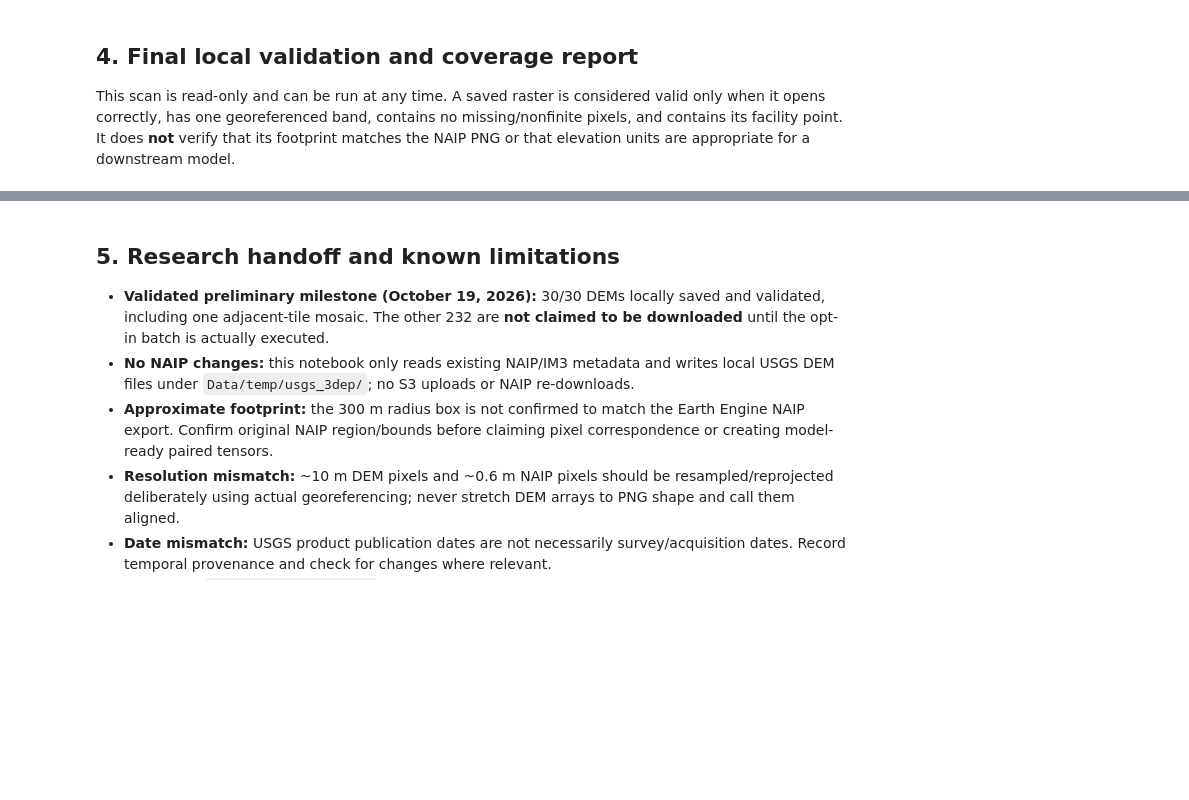
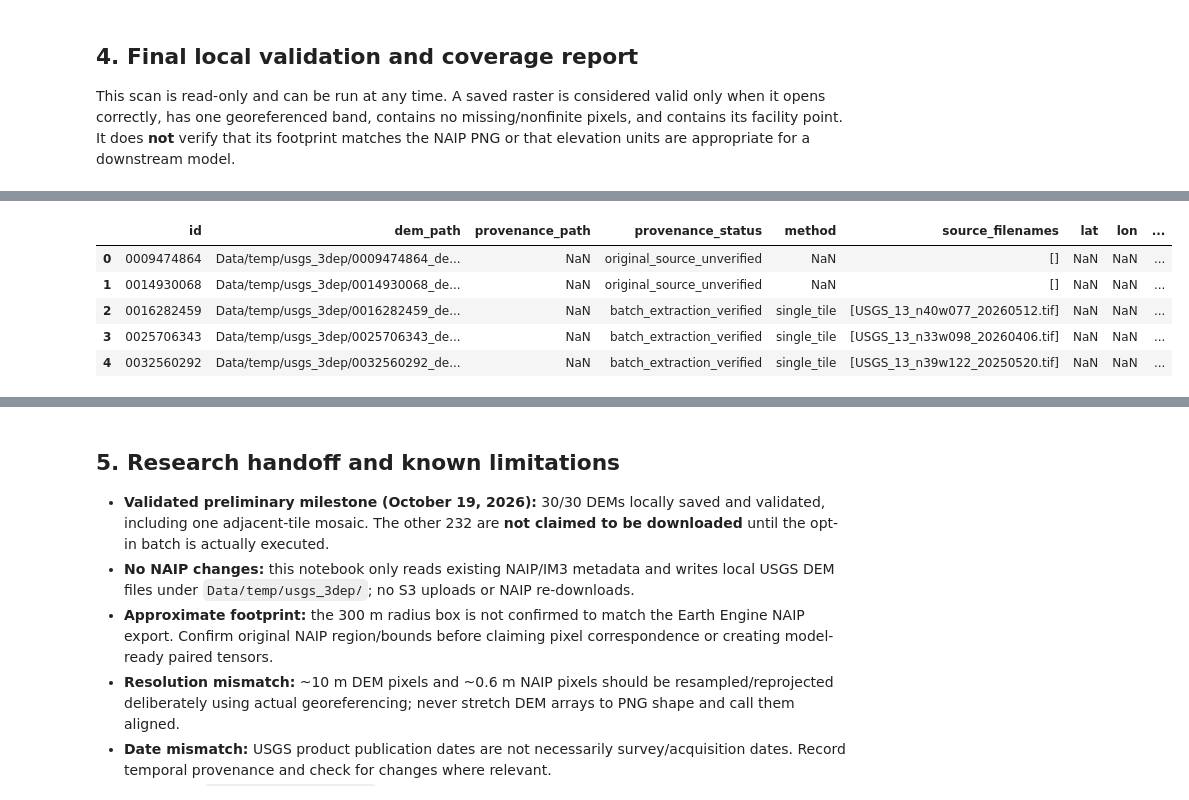
Before and after one commit to acm-research-f26/ATLAS, a Jupyter notebook: USGS_300_pull_completed.ipynb, the cells around one changed output, grey strips where cells are left out. Saved outputs shown, nothing was run; the diff lists cells and outputs as text; code cells hidden in the pictures; blank space fills up the shorter version.

```diff
--- a/USGS_300_pull_completed.ipynb
+++ b/USGS_300_pull_completed.ipynb
@@ -2624,0 +3319,80 @@ display(local_validation_report.head(35))
+# %%
+import json
+import pandas as pd
+from pathlib import Path
+
+dem_dir = Path("Data/temp/usgs_3dep")
+
+records = []
+
+# 1. Automated provenance: 232 facilities
+for path in sorted(dem_dir.glob("*_dem.json")):
+    with open(path, encoding="utf-8") as f:
+        p = json.load(f)
+
+    facility_id = str(p["id"]).zfill(10)
+
+    records.append({
+        "id": facility_id,
+        "dem_path": str(dem_dir / f"{facility_id}_dem.tif"),
+        "provenance_path": str(path),
+        "provenance_status": "automated_verified",
+        "method": p.get("method"),
+        "source_filenames": [
+            s.get("filename")
+            for s in p.get("sources", [])
+        ],
+        "lat": p.get("lat"),
+        "lon": p.get("lon"),
+        "bbox_wgs84_provisional": p.get(
+            "bbox_wgs84_provisional"
+        ),
+        "crs": p.get("crs"),
+    })
+
+# 2. Historical provenance: 30 facilities
+for _, row in historical_provenance.iterrows():
+    facility_id = str(row["id"]).zfill(10)
+
+    records.append({
+        "id": facility_id,
+        "dem_path": str(dem_dir / f"{facility_id}_dem.tif"),
+        "provenance_path": None,
+        "provenance_status": row["provenance_status"],
+        "method": (
+            None
+            if row["provenance_status"] == "original_source_unverified"
+            else row["method"]
+        ),
+        "source_filenames": row["source_filenames"],
+        "lat": None,
+        "lon": None,
+        "bbox_wgs84_provisional": row["bbox"],
+        "crs": "EPSG:4269",
+    })
+
+usgs_manifest = (
+    pd.DataFrame(records)
+    .sort_values("id")
+    .reset_index(drop=True)
+)
+
+# 3. Validate completeness
+expected_ids = {
+    p.name.removesuffix("_dem.tif")
+    for p in dem_dir.glob("*_dem.tif")
+}
+
+manifest_ids = set(usgs_manifest["id"])
+
+print("Manifest records:", len(usgs_manifest))
+print("Unique facility IDs:", usgs_manifest["id"].nunique())
+print("Missing DEM IDs:", len(expected_ids - manifest_ids))
+print("Unexpected manifest IDs:", len(manifest_ids - expected_ids))
+print("Duplicate IDs:", usgs_manifest["id"].duplicated().sum())
+
+print("\nProvenance status:")
+print(usgs_manifest["provenance_status"].value_counts())
+
+display(usgs_manifest.head())
+# %% [output]
@@ -2624,0 +3412,6 @@ display(local_validation_report.head(35))
+|  | id | dem_path | provenance_path | provenance_status | method | source_filenames | lat | lon | ... |
+| 0 | 0009474864 | Data/temp/usgs_3dep/0009474864_de... | NaN | original_source_unverified | NaN | [] | NaN | NaN | ... |
+| 1 | 0014930068 | Data/temp/usgs_3dep/0014930068_de... | NaN | original_source_unverified | NaN | [] | NaN | NaN | ... |
+| 2 | 0016282459 | Data/temp/usgs_3dep/0016282459_de... | NaN | batch_extraction_verified | single_tile | [USGS_13_n40w077_20260512.tif] | NaN | NaN | ... |
+| 3 | 0025706343 | Data/temp/usgs_3dep/0025706343_de... | NaN | batch_extraction_verified | single_tile | [USGS_13_n33w098_20260406.tif] | NaN | NaN | ... |
+| 4 | 0032560292 | Data/temp/usgs_3dep/0032560292_de... | NaN | batch_extraction_verified | single_tile | [USGS_13_n39w122_20250520.tif] | NaN | NaN | ... |
```
Also changed, not shown: parts of 62 cells of this notebook, 3 other files.
